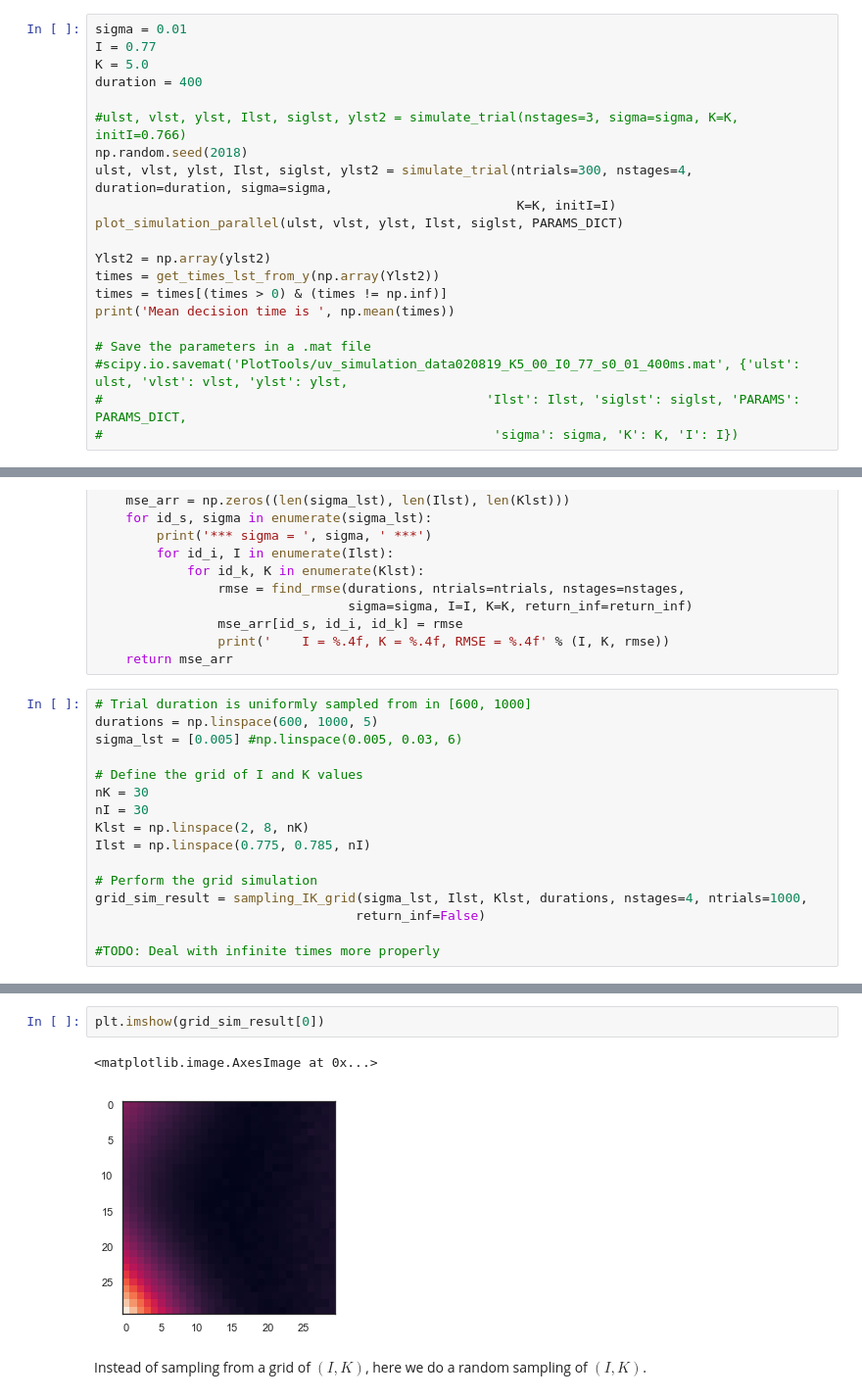
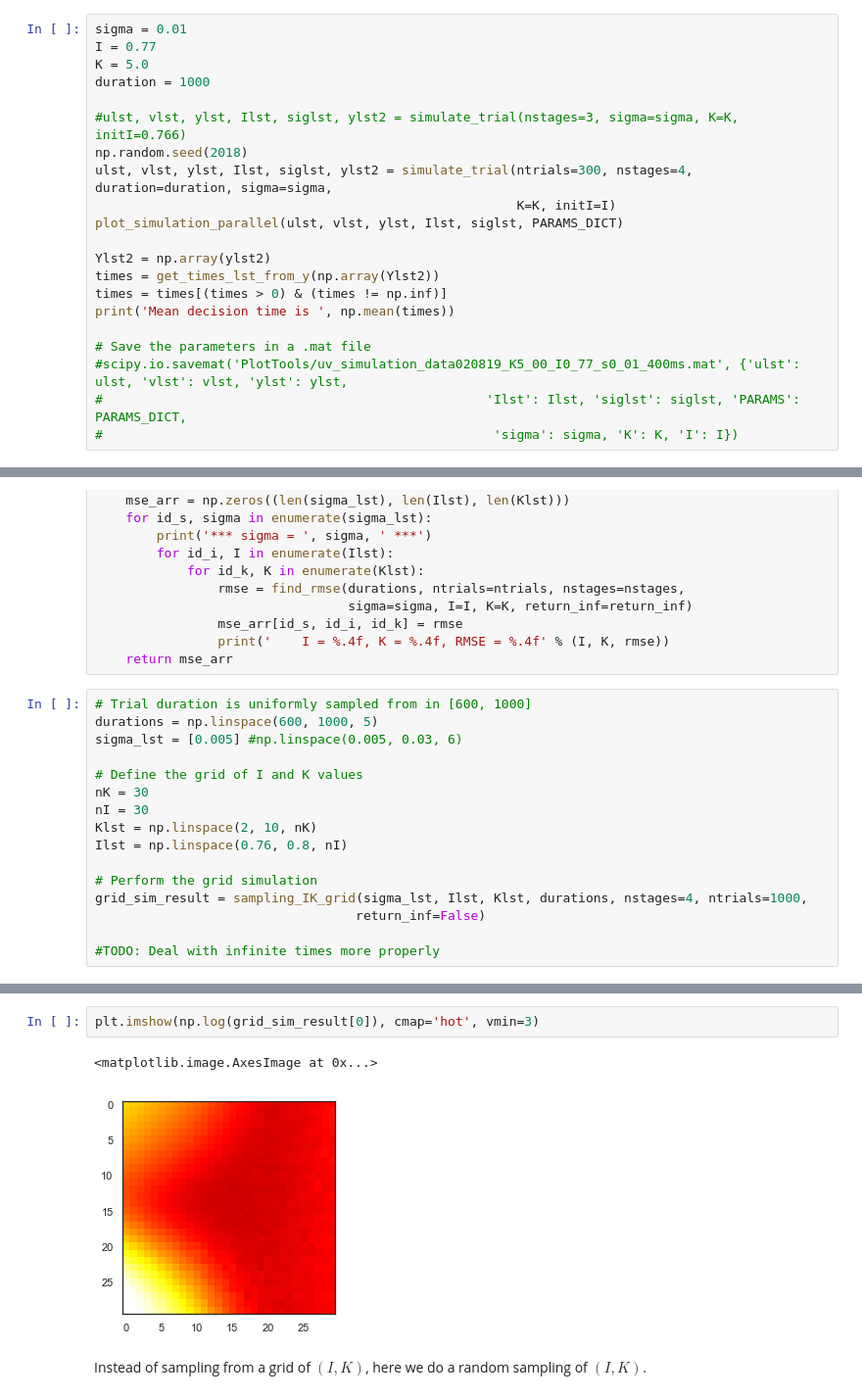
Before and after one commit to jazlab/SE_NL_MJ_2020, a Jupyter notebook: integrator_feedback_circuit.ipynb, the cells around one changed output, grey strips where cells are left out. Shown at 98% size. Cells and saved outputs as stored; diff of their text form.

```diff
--- a/integrator_feedback_circuit.ipynb
+++ b/integrator_feedback_circuit.ipynb
@@ -273,7 +273,7 @@ def get_time_lst(ntrials, duration, nstages, sigma, K, initI):
 sigma = 0.01
 I = 0.77
 K = 5.0
-duration = 400
+duration = 1000
 
 #ulst, vlst, ylst, Ilst, siglst, ylst2 = simulate_trial(nstages=3, sigma=sigma, K=K, initI=0.766)
 np.random.seed(2018)
@@ -336,8 +336,8 @@ sigma_lst = [0.005] #np.linspace(0.005, 0.03, 6)
 # Define the grid of I and K values
 nK = 30
 nI = 30
-Klst = np.linspace(2, 8, nK)
-Ilst = np.linspace(0.775, 0.785, nI)
+Klst = np.linspace(2, 10, nK)
+Ilst = np.linspace(0.76, 0.8, nI)
 
 # Perform the grid simulation
 grid_sim_result = sampling_IK_grid(sigma_lst, Ilst, Klst, durations, nstages=4, ntrials=1000,
@@ -370,8 +390,8 @@ scipy.io.savemat('PlotTools/IK_grid_020919_1000trialsB.mat', {'MSELST': grid_sim
 # %%
-plt.imshow(grid_sim_result[0])
+plt.imshow(np.log(grid_sim_result[0]), cmap='hot', vmin=3)
 # %% [output]
 <matplotlib.image.AxesImage at 0x...>
-[figure, old version]
+[figure, new version]
 # %% [markdown]
 Instead of sampling from a grid of $(I, K)$, here we do a random sampling of $(I, K)$.
 # %%
```
Also changed, not shown: parts of 9 cells of this notebook.
